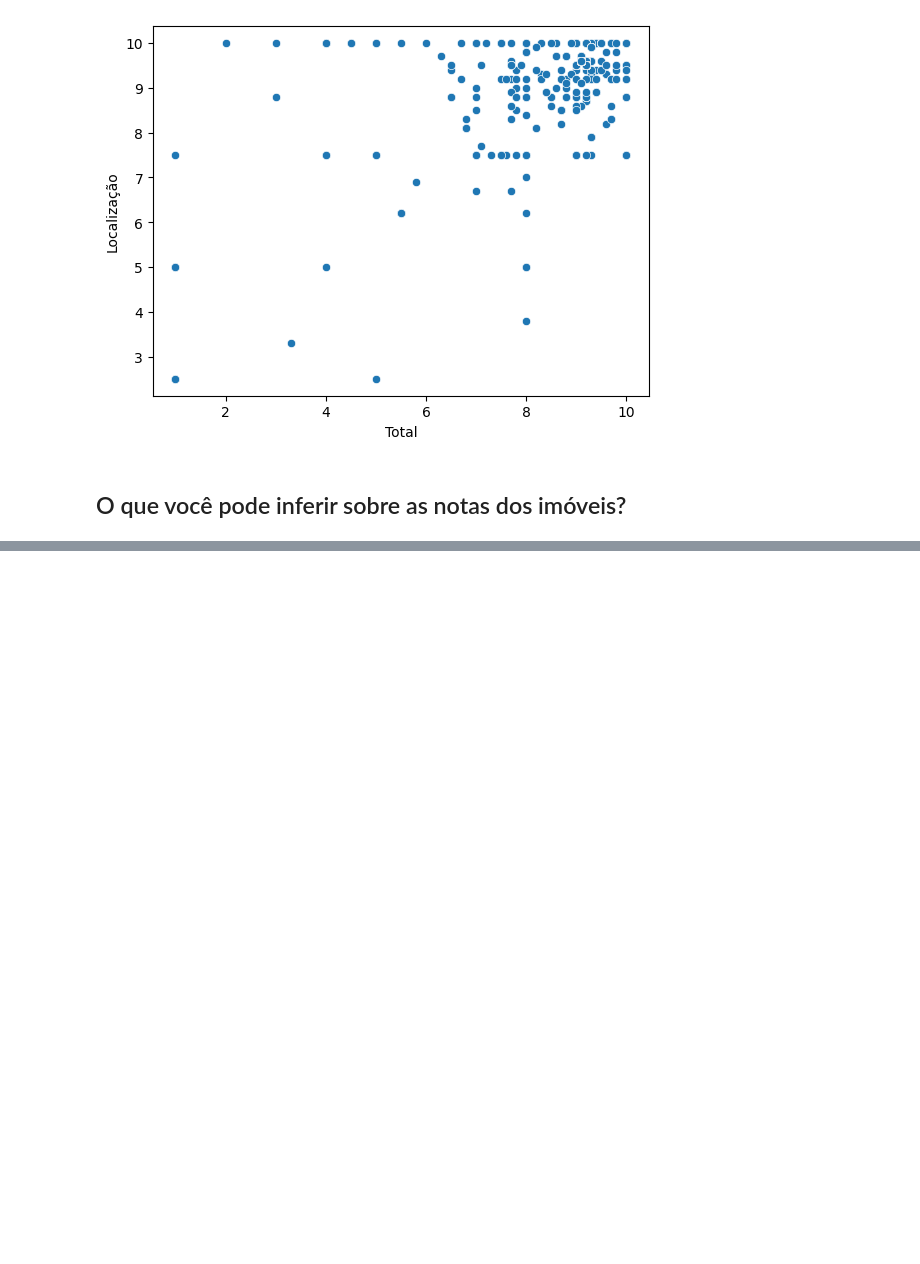
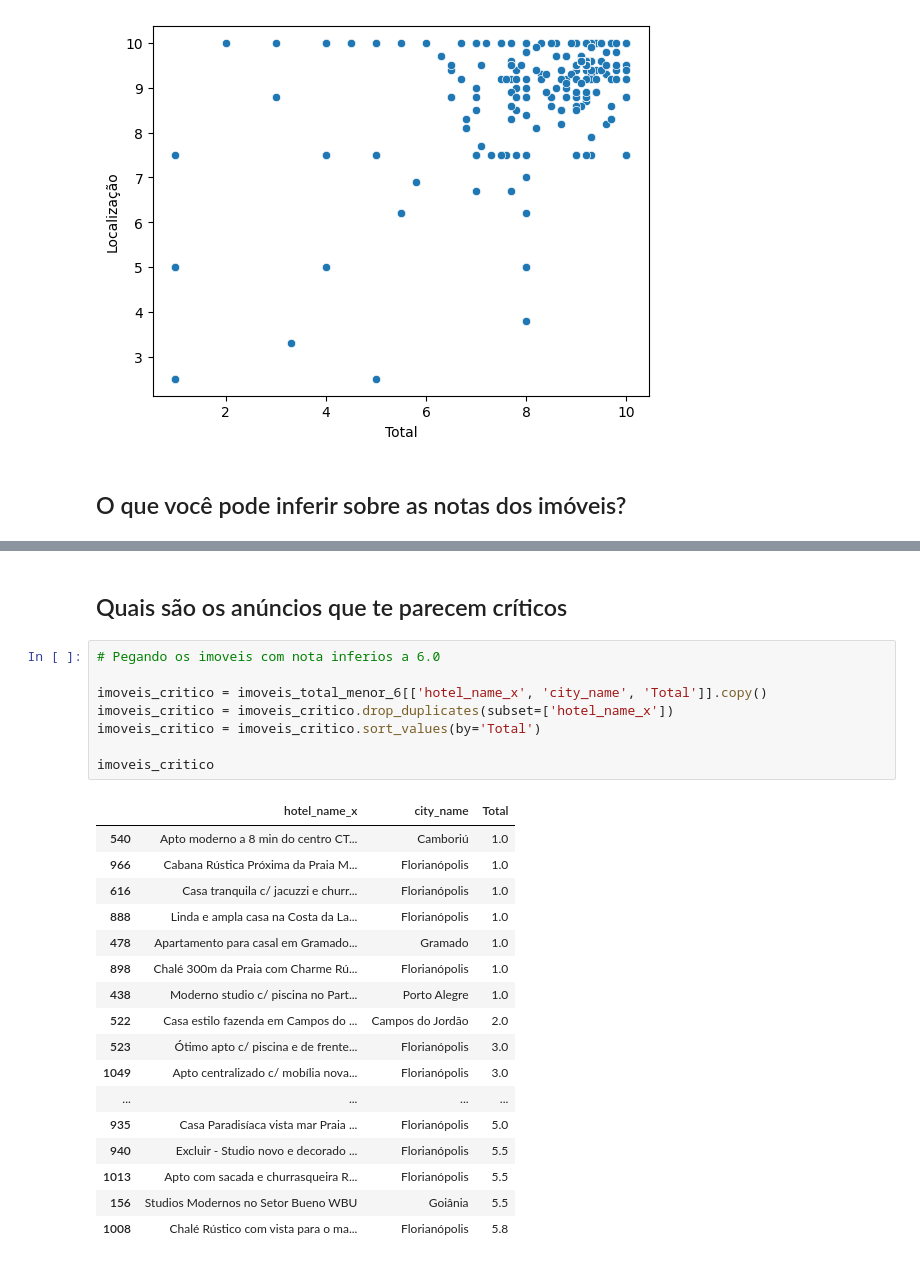
Before and after one commit to JoaoADAP/seazone-data-challenge, a Jupyter notebook: seazone-data-challenge.ipynb, the cells around one changed output, grey strips where cells are left out. Cells and saved outputs as stored; diff of their text form; blank space fills up the shorter version.

```diff
--- a/seazone-data-challenge.ipynb
+++ b/seazone-data-challenge.ipynb
@@ -320,0 +346,28 @@ plt.show()
+# %% [markdown]
+## Quais são os anúncios que te parecem críticos
+# %%
+# Pegando os imoveis com nota inferios a 6.0
+
+imoveis_critico = imoveis_total_menor_6[['hotel_name_x', 'city_name', 'Total']].copy()
+imoveis_critico = imoveis_critico.drop_duplicates(subset=['hotel_name_x'])
+imoveis_critico = imoveis_critico.sort_values(by='Total')
+
+imoveis_critico
+# %% [output]
+|  | hotel_name_x | city_name | Total |
+| 540 | Apto moderno a 8 min do centro CT... | Camboriú | 1.0 |
+| 966 | Cabana Rústica Próxima da Praia M... | Florianópolis | 1.0 |
+| 616 | Casa tranquila c/ jacuzzi e churr... | Florianópolis | 1.0 |
+| 888 | Linda e ampla casa na Costa da La... | Florianópolis | 1.0 |
+| 478 | Apartamento para casal em Gramado... | Gramado | 1.0 |
+| 898 | Chalé 300m da Praia com Charme Rú... | Florianópolis | 1.0 |
+| 438 | Moderno studio c/ piscina no Part... | Porto Alegre | 1.0 |
+| 522 | Casa estilo fazenda em Campos do ... | Campos do Jordão | 2.0 |
+| 523 | Ótimo apto c/ piscina e de frente... | Florianópolis | 3.0 |
+| 1049 | Apto centralizado c/ mobília nova... | Florianópolis | 3.0 |
+| ... | ... | ... | ... |
+| 935 | Casa Paradisíaca vista mar Praia ... | Florianópolis | 5.0 |
+| 940 | Excluir - Studio novo e decorado ... | Florianópolis | 5.5 |
+| 1013 | Apto com sacada e churrasqueira R... | Florianópolis | 5.5 |
+| 156 | Studios Modernos no Setor Bueno WBU | Goiânia | 5.5 |
+| 1008 | Chalé Rústico com vista para o ma... | Florianópolis | 5.8 |
```
Also changed, not shown: parts of 12 cells of this notebook.
